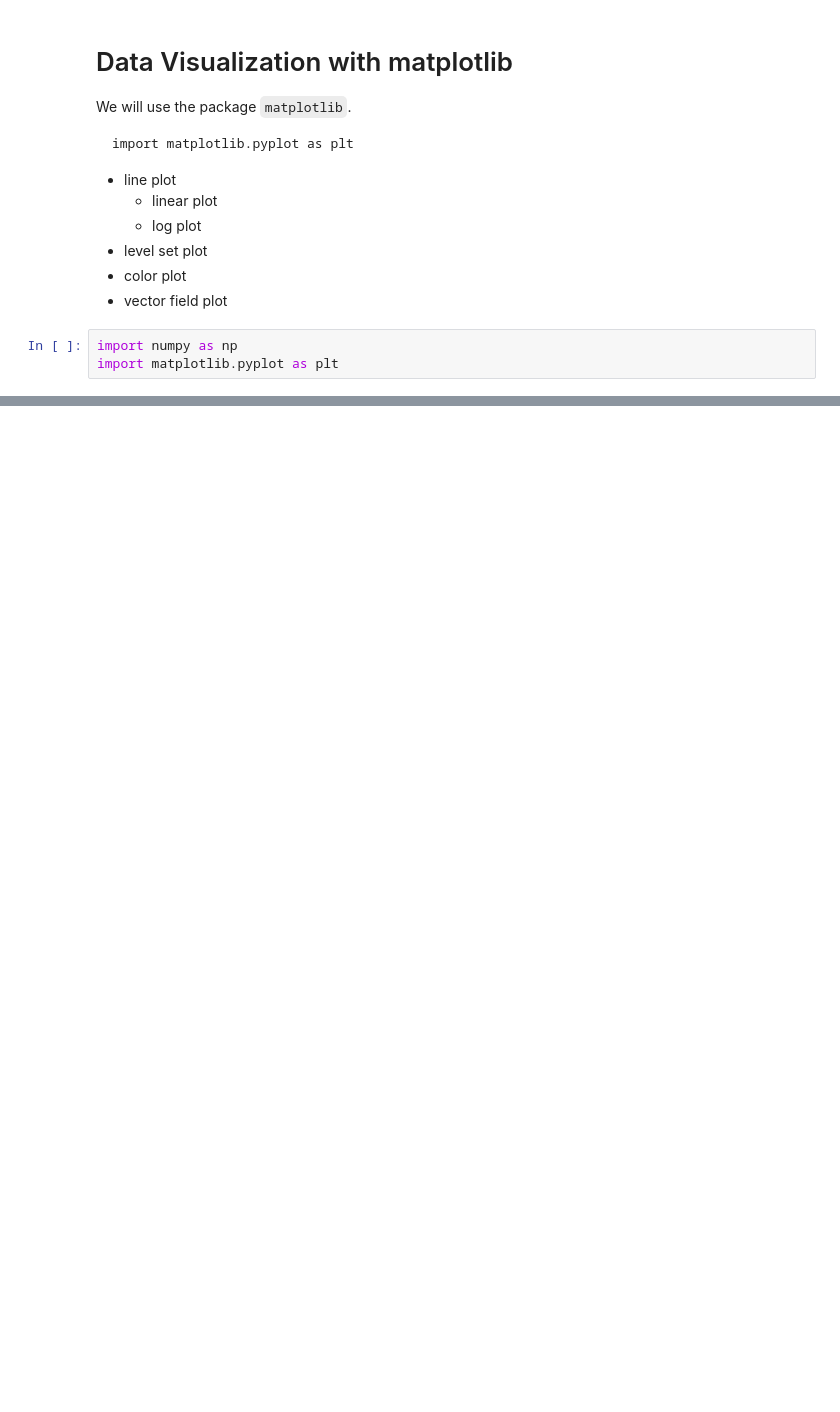
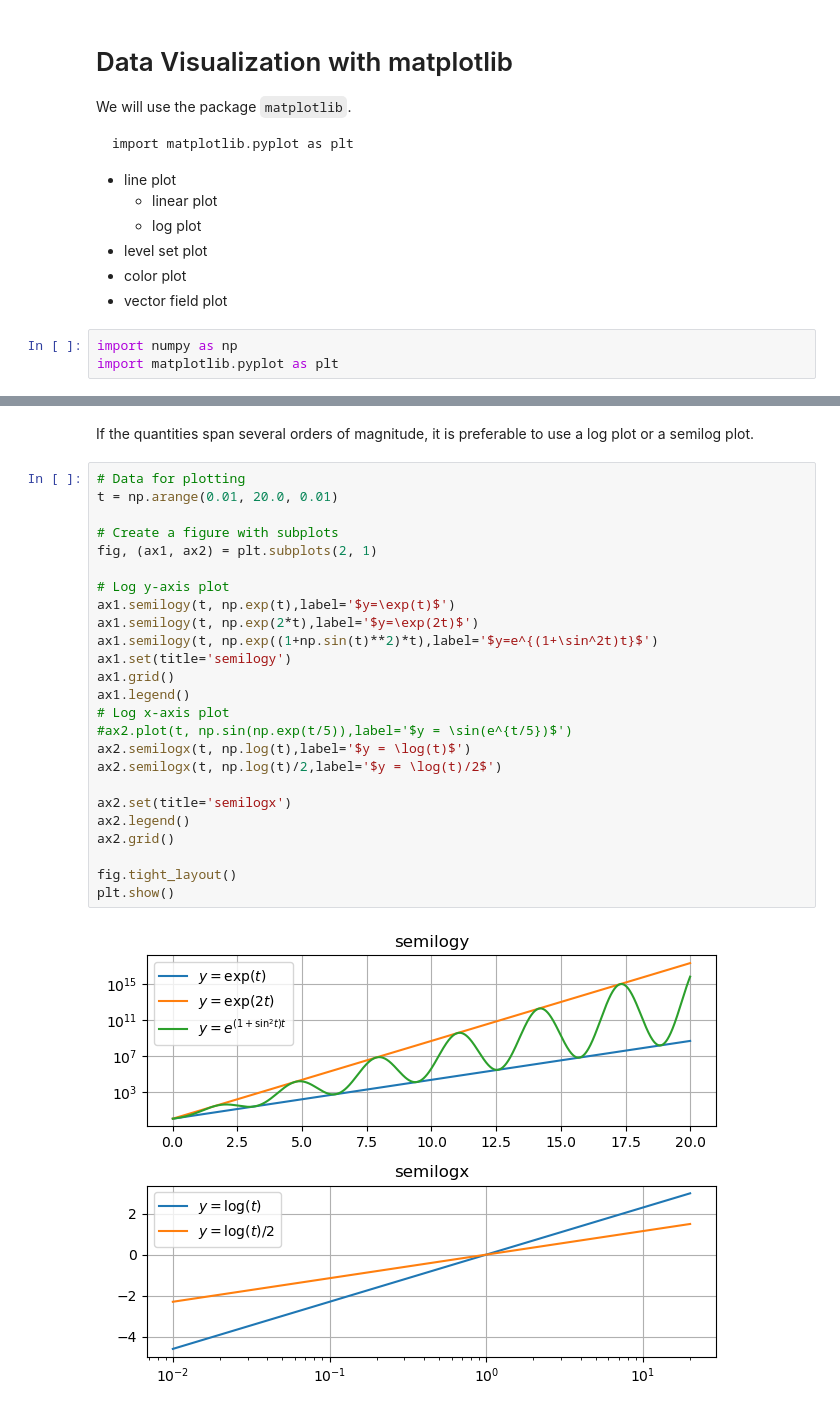
Before and after one commit to jhihsheng/nano-optics, a Jupyter notebook: OTID/OTID_plot.ipynb, the cells around one changed output, grey strips where cells are left out. Saved outputs shown, nothing was run; the diff lists cells and outputs as text; blank space fills up the shorter version.

Commit message:
OTID plot tutorial

````diff
--- a/OTID/OTID_plot.ipynb
+++ b/OTID/OTID_plot.ipynb
@@ -42,3 +44,32 @@ plt.legend()
 ```
 
 ![ex1 plot](ex1.png)
+# %% [markdown]
+If the quantities span several orders of magnitude, it is preferable to use a log plot or a semilog plot.
+# %%
+# Data for plotting
+t = np.arange(0.01, 20.0, 0.01)
+
+# Create a figure with subplots
+fig, (ax1, ax2) = plt.subplots(2, 1)
+
+# Log y-axis plot
+ax1.semilogy(t, np.exp(t),label='$y=\exp(t)$')
+ax1.semilogy(t, np.exp(2*t),label='$y=\exp(2t)$')
+ax1.semilogy(t, np.exp((1+np.sin(t)**2)*t),label='$y=e^{(1+\sin^2t)t}$')
+ax1.set(title='semilogy')
+ax1.grid()
+ax1.legend()
+# Log x-axis plot
+#ax2.plot(t, np.sin(np.exp(t/5)),label='$y = \sin(e^{t/5})$')
+ax2.semilogx(t, np.log(t),label='$y = \log(t)$')
+ax2.semilogx(t, np.log(t)/2,label='$y = \log(t)/2$')
+
+ax2.set(title='semilogx')
+ax2.legend()
+ax2.grid()
+
+fig.tight_layout()
+plt.show()
+# %% [output]
+[figure, added]
````
Also changed, not shown: parts of 11 cells of this notebook, 2 other files.
